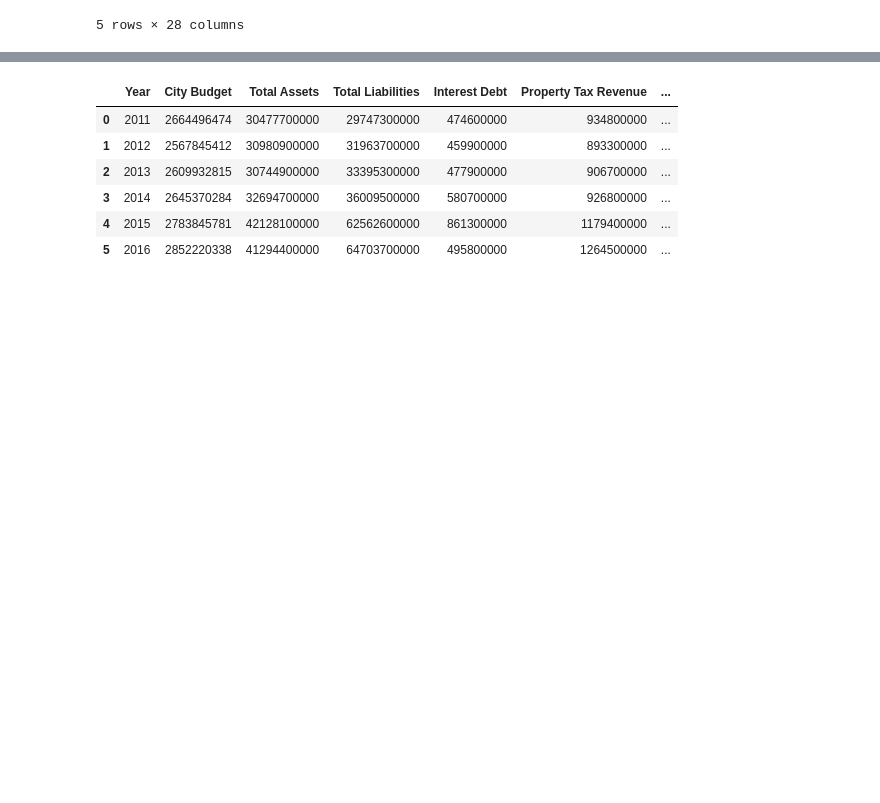
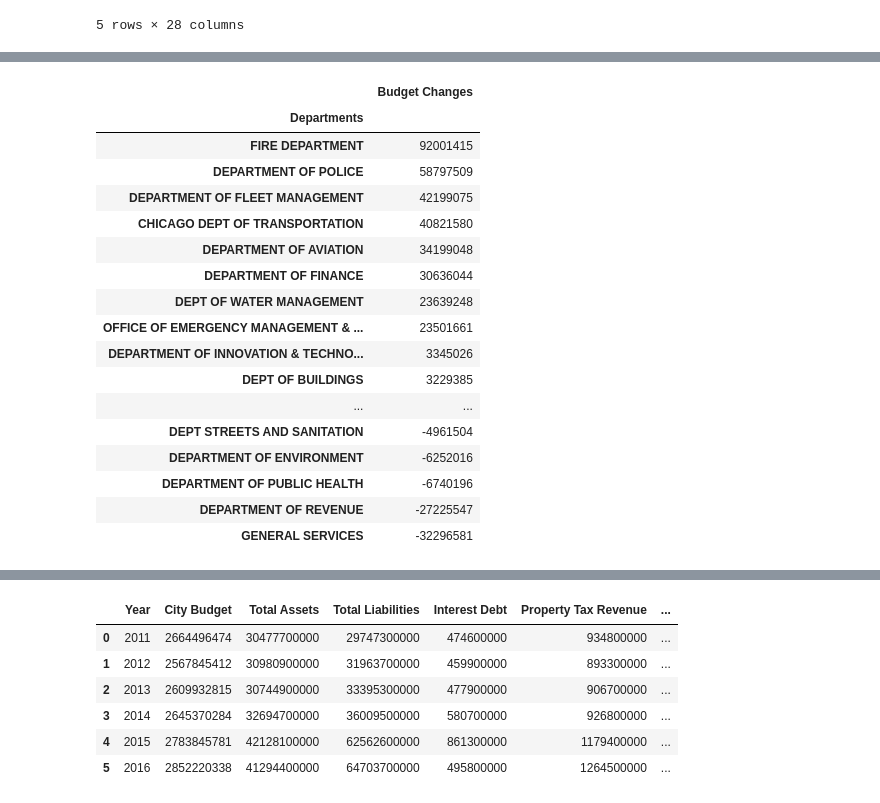
Before and after one commit to Tintin577/chicago_financials, a Jupyter notebook: Project_1_csv.ipynb, the cells around one changed output, grey strips where cells are left out. Saved outputs shown, nothing was run; the diff lists cells and outputs as text; code cells hidden in the pictures; blank space fills up the shorter version.

```diff
--- a/Project_1_csv.ipynb
+++ b/Project_1_csv.ipynb
@@ -291,0 +358,31 @@ dep_budgets
+# %%
+# save a sorted version of the dataframe
+diff_budgets_sorted = diff_budgets[["Departments", "Budget Changes"]]
+diff_budgets_sorted = diff_budgets_sorted.sort_values('Budget Changes', ascending=False)
+
+# reset the index and print the dataframe
+diff_budgets_sorted = diff_budgets_sorted.set_index("Departments")
+
+# write the dataframe to a csv
+diff_budgets_sorted.to_csv("diff_budgets_sorted.csv", index=True)
+
+diff_budgets_sorted
+# %% [output]
+|  | Budget Changes |
+| Departments |  |
+| FIRE DEPARTMENT | 92001415 |
+| DEPARTMENT OF POLICE | 58797509 |
+| DEPARTMENT OF FLEET MANAGEMENT | 42199075 |
+| CHICAGO DEPT OF TRANSPORTATION | 40821580 |
+| DEPARTMENT OF AVIATION | 34199048 |
+| DEPARTMENT OF FINANCE | 30636044 |
+| DEPT OF WATER MANAGEMENT | 23639248 |
+| OFFICE OF EMERGENCY MANAGEMENT & ... | 23501661 |
+| DEPARTMENT OF INNOVATION & TECHNO... | 3345026 |
+| DEPT OF BUILDINGS | 3229385 |
+| ... | ... |
+| DEPT STREETS AND SANITATION | -4961504 |
+| DEPARTMENT OF ENVIRONMENT | -6252016 |
+| DEPARTMENT OF PUBLIC HEALTH | -6740196 |
+| DEPARTMENT OF REVENUE | -27225547 |
+| GENERAL SERVICES | -32296581 |
```
Also changed, not shown: parts of 27 cells of this notebook, 7 other files.
